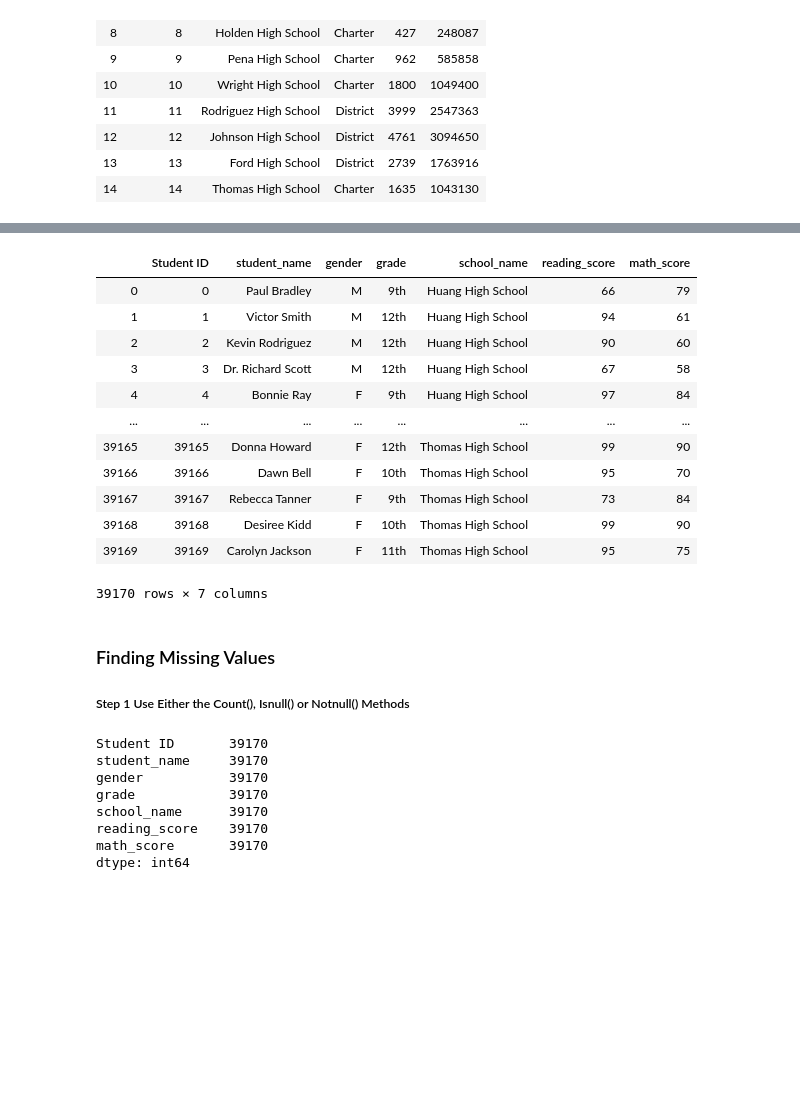
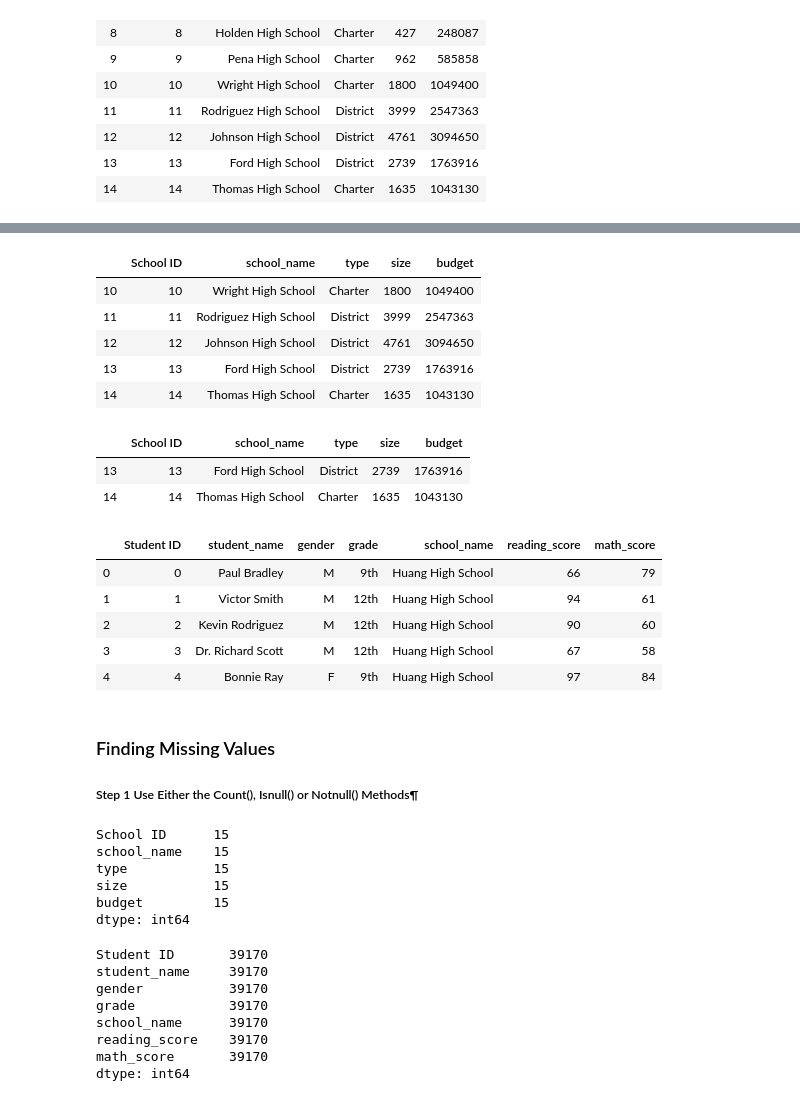
Before and after one commit to aodoming/School_District_Analysis_ADominguez, a Jupyter notebook: PyCitySchools_Challenge.ipynb, the cells around one changed output, grey strips where cells are left out. Drawn from its saved outputs; the diff is of its cells as text; code cells hidden in the pictures; blank space fills up the shorter version.

```diff
--- a/PyCitySchools_Challenge.ipynb
+++ b/PyCitySchools_Challenge.ipynb
@@ -40,25 +50,46 @@ school_data_df
+# %%
+#To view the last 5 rows of a Dataframe.
+school_data_df.tail()
+# %% [output]
+|  | School ID | school_name | type | size | budget |
+| 10 | 10 | Wright High School | Charter | 1800 | 1049400 |
+| 11 | 11 | Rodriguez High School | District | 3999 | 2547363 |
+| 12 | 12 | Johnson High School | District | 4761 | 3094650 |
+| 13 | 13 | Ford High School | District | 2739 | 1763916 |
+| 14 | 14 | Thomas High School | Charter | 1635 | 1043130 |
+# %%
+#To view any number of rows of a Dataframe, place number inside of the parentheses.
+school_data_df.tail(2)
+# %% [output]
+|  | School ID | school_name | type | size | budget |
+| 13 | 13 | Ford High School | District | 2739 | 1763916 |
+| 14 | 14 | Thomas High School | Charter | 1635 | 1043130 |
 # %%
 # Read the student data file and store it in a Pandas DataFrame.
 student_data_df = pd.read_csv(student_data_to_load)
-student_data_df
+student_data_df.head()
 # %% [output]
 |  | Student ID | student_name | gender | grade | school_name | reading_score | math_score |
 | 0 | 0 | Paul Bradley | M | 9th | Huang High School | 66 | 79 |
 | 1 | 1 | Victor Smith | M | 12th | Huang High School | 94 | 61 |
 | 2 | 2 | Kevin Rodriguez | M | 12th | Huang High School | 90 | 60 |
 | 3 | 3 | Dr. Richard Scott | M | 12th | Huang High School | 67 | 58 |
 | 4 | 4 | Bonnie Ray | F | 9th | Huang High School | 97 | 84 |
-| ... | ... | ... | ... | ... | ... | ... | ... |
-| 39165 | 39165 | Donna Howard | F | 12th | Thomas High School | 99 | 90 |
-| 39166 | 39166 | Dawn Bell | F | 10th | Thomas High School | 95 | 70 |
-| 39167 | 39167 | Rebecca Tanner | F | 9th | Thomas High School | 73 | 84 |
-| 39168 | 39168 | Desiree Kidd | F | 10th | Thomas High School | 99 | 90 |
-| 39169 | 39169 | Carolyn Jackson | F | 11th | Thomas High School | 95 | 75 |
-39170 rows × 7 columns
 # %% [markdown]
 ### Finding Missing Values
 
-##### Step 1 Use Either the Count(), Isnull() or Notnull() Methods
+
+##### Step 1 Use Either the Count(), Isnull() or Notnull() Methods¶
+# %%
+# Determine if there are any missing values in the school data.
+school_data_df.count()
+# %% [output]
+School ID      15
+school_name    15
+type           15
+size           15
+budget         15
+dtype: int64
 # %%
 # Determine if there are any missing values in the student data.
 student_data_df.count()
```
Also changed, not shown: parts of 120 cells of this notebook, 1 other file.
